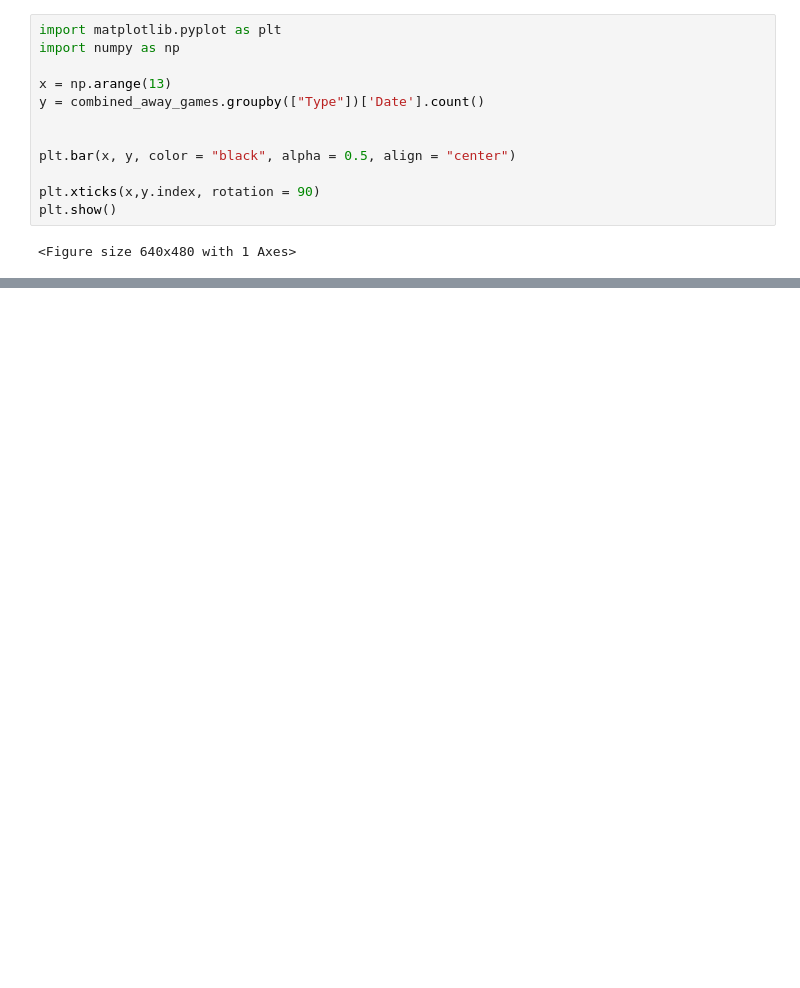
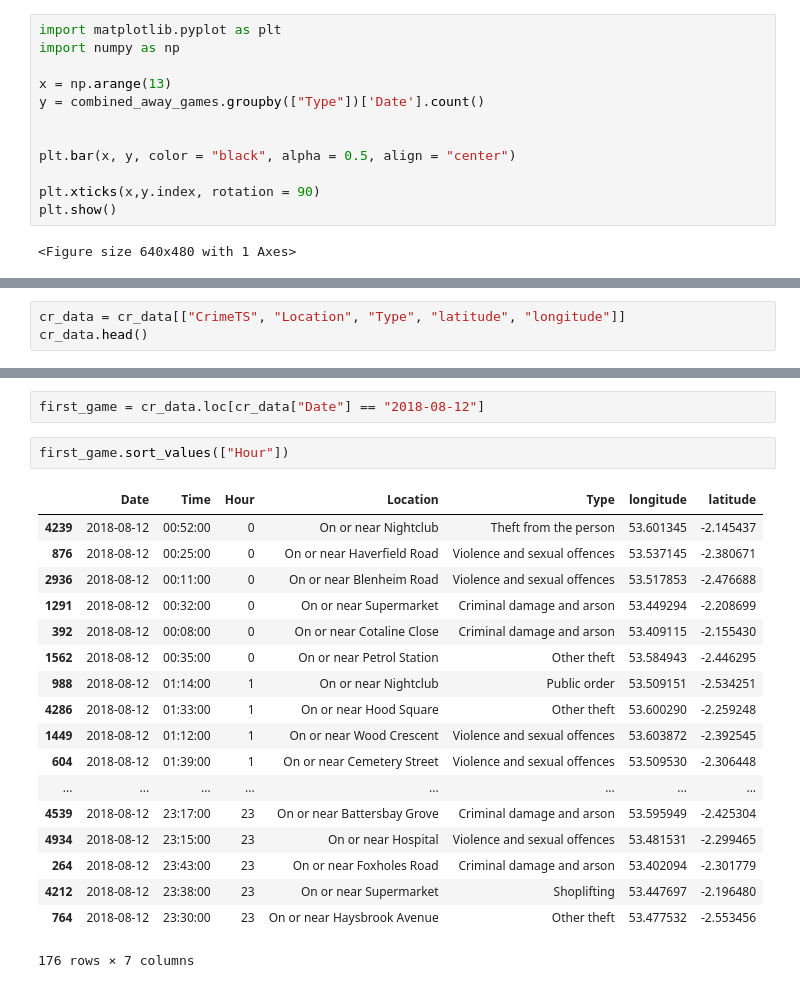
Before and after one commit to chienyuanhung/Project-1---EPL, a Jupyter notebook: Manchester_EPL.ipynb, the cells around one changed output, grey strips where cells are left out. Drawn from its saved outputs; the diff is of its cells as text; blank space fills up the shorter version.

```diff
--- a/Manchester_EPL.ipynb
+++ b/Manchester_EPL.ipynb
@@ -509,0 +520,3 @@ plt.show()
+# %%
+cr_data = cr_data[["CrimeTS", "Location", "Type", "latitude", "longitude"]]
+cr_data.head()
@@ -509,0 +554,23 @@ plt.show()
+# %%
+first_game = cr_data.loc[cr_data["Date"] == "2018-08-12"]
+# %%
+first_game.sort_values(["Hour"])
+# %% [output]
+|  | Date | Time | Hour | Location | Type | longitude | latitude |
+| 4239 | 2018-08-12 | 00:52:00 | 0 | On or near Nightclub | Theft from the person | 53.601345 | -2.145437 |
+| 876 | 2018-08-12 | 00:25:00 | 0 | On or near Haverfield Road | Violence and sexual offences | 53.537145 | -2.380671 |
+| 2936 | 2018-08-12 | 00:11:00 | 0 | On or near Blenheim Road | Violence and sexual offences | 53.517853 | -2.476688 |
+| 1291 | 2018-08-12 | 00:32:00 | 0 | On or near Supermarket | Criminal damage and arson | 53.449294 | -2.208699 |
+| 392 | 2018-08-12 | 00:08:00 | 0 | On or near Cotaline Close | Criminal damage and arson | 53.409115 | -2.155430 |
+| 1562 | 2018-08-12 | 00:35:00 | 0 | On or near Petrol Station | Other theft | 53.584943 | -2.446295 |
+| 988 | 2018-08-12 | 01:14:00 | 1 | On or near Nightclub | Public order | 53.509151 | -2.534251 |
+| 4286 | 2018-08-12 | 01:33:00 | 1 | On or near Hood Square | Other theft | 53.600290 | -2.259248 |
+| 1449 | 2018-08-12 | 01:12:00 | 1 | On or near Wood Crescent | Violence and sexual offences | 53.603872 | -2.392545 |
+| 604 | 2018-08-12 | 01:39:00 | 1 | On or near Cemetery Street | Violence and sexual offences | 53.509530 | -2.306448 |
+| ... | ... | ... | ... | ... | ... | ... | ... |
+| 4539 | 2018-08-12 | 23:17:00 | 23 | On or near Battersbay Grove | Criminal damage and arson | 53.595949 | -2.425304 |
+| 4934 | 2018-08-12 | 23:15:00 | 23 | On or near Hospital | Violence and sexual offences | 53.481531 | -2.299465 |
+| 264 | 2018-08-12 | 23:43:00 | 23 | On or near Foxholes Road | Criminal damage and arson | 53.402094 | -2.301779 |
+| 4212 | 2018-08-12 | 23:38:00 | 23 | On or near Supermarket | Shoplifting | 53.447697 | -2.196480 |
+| 764 | 2018-08-12 | 23:30:00 | 23 | On or near Haysbrook Avenue | Other theft | 53.477532 | -2.553456 |
+176 rows × 7 columns
```
Also changed, not shown: parts of 8 cells of this notebook.
